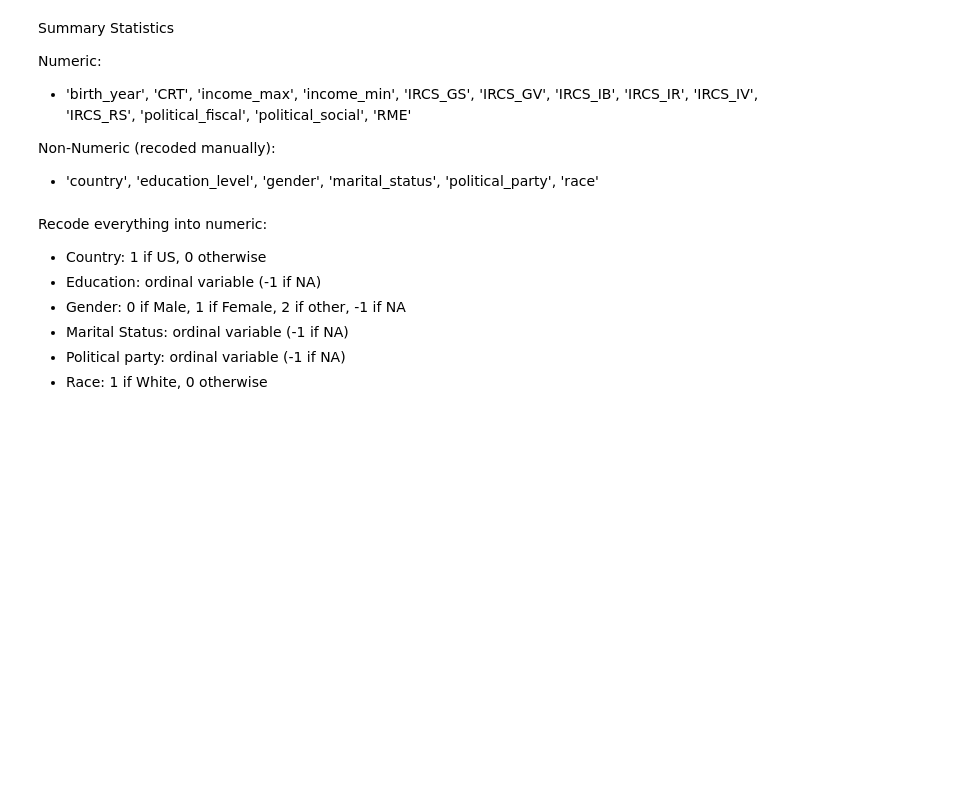
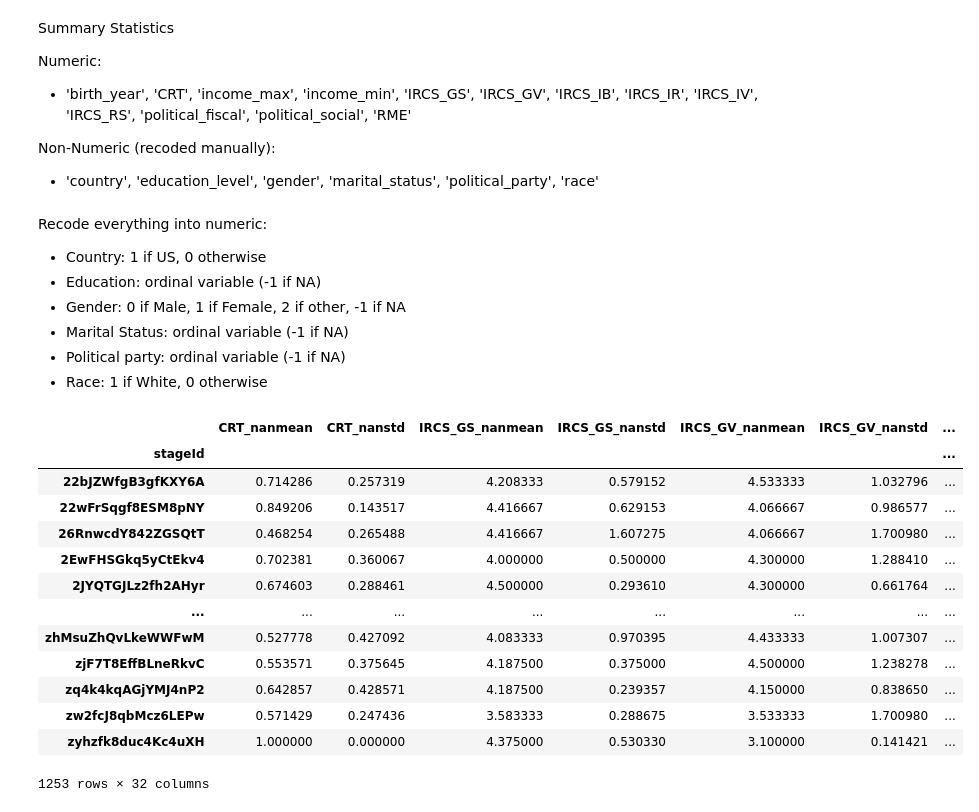
Before and after one commit to Watts-Lab/team_comm_tools, a Jupyter notebook: feature_engine/data/cleaning_scripts/multi_task_data_cleaning.ipynb, the cells around one changed output. Saved outputs shown, nothing was run; the diff lists cells and outputs as text; code cells hidden in the pictures; blank space fills up the shorter version.

```diff
--- a/feature_engine/data/cleaning_scripts/multi_task_data_cleaning.ipynb
+++ b/feature_engine/data/cleaning_scripts/multi_task_data_cleaning.ipynb
@@ -247,5 +229,22 @@ grouped_df = user_info.groupby('stageId')[numeric_columns].agg(['mean', 'std'])
 
 # Flatten the multi-level column index
 grouped_df.columns = ['_'.join(col).strip() for col in grouped_df.columns.values]
+# %%
+grouped_df
+# %% [output]
+|  | CRT_nanmean | CRT_nanstd | IRCS_GS_nanmean | IRCS_GS_nanstd | IRCS_GV_nanmean | IRCS_GV_nanstd | ... |
+| stageId |  |  |  |  |  |  | ... |
+| 22bJZWfgB3gfKXY6A | 0.714286 | 0.257319 | 4.208333 | 0.579152 | 4.533333 | 1.032796 | ... |
+| 22wFrSqgf8ESM8pNY | 0.849206 | 0.143517 | 4.416667 | 0.629153 | 4.066667 | 0.986577 | ... |
+| 26RnwcdY842ZGSQtT | 0.468254 | 0.265488 | 4.416667 | 1.607275 | 4.066667 | 1.700980 | ... |
+| 2EwFHSGkq5yCtEkv4 | 0.702381 | 0.360067 | 4.000000 | 0.500000 | 4.300000 | 1.288410 | ... |
+| 2JYQTGJLz2fh2AHyr | 0.674603 | 0.288461 | 4.500000 | 0.293610 | 4.300000 | 0.661764 | ... |
+| ... | ... | ... | ... | ... | ... | ... | ... |
+| zhMsuZhQvLkeWWFwM | 0.527778 | 0.427092 | 4.083333 | 0.970395 | 4.433333 | 1.007307 | ... |
+| zjF7T8EffBLneRkvC | 0.553571 | 0.375645 | 4.187500 | 0.375000 | 4.500000 | 1.238278 | ... |
+| zq4k4kqAGjYMJ4nP2 | 0.642857 | 0.428571 | 4.187500 | 0.239357 | 4.150000 | 0.838650 | ... |
+| zw2fcJ8qbMcz6LEPw | 0.571429 | 0.247436 | 3.583333 | 0.288675 | 3.533333 | 1.700980 | ... |
+| zyhzfk8duc4Kc4uXH | 1.000000 | 0.000000 | 4.375000 | 0.530330 | 3.100000 | 0.141421 | ... |
+1253 rows × 32 columns
 # %%
 # This dataframe aggregates all the composition-level features
```
Also changed, not shown: parts of 22 cells of this notebook, 6 other files.
